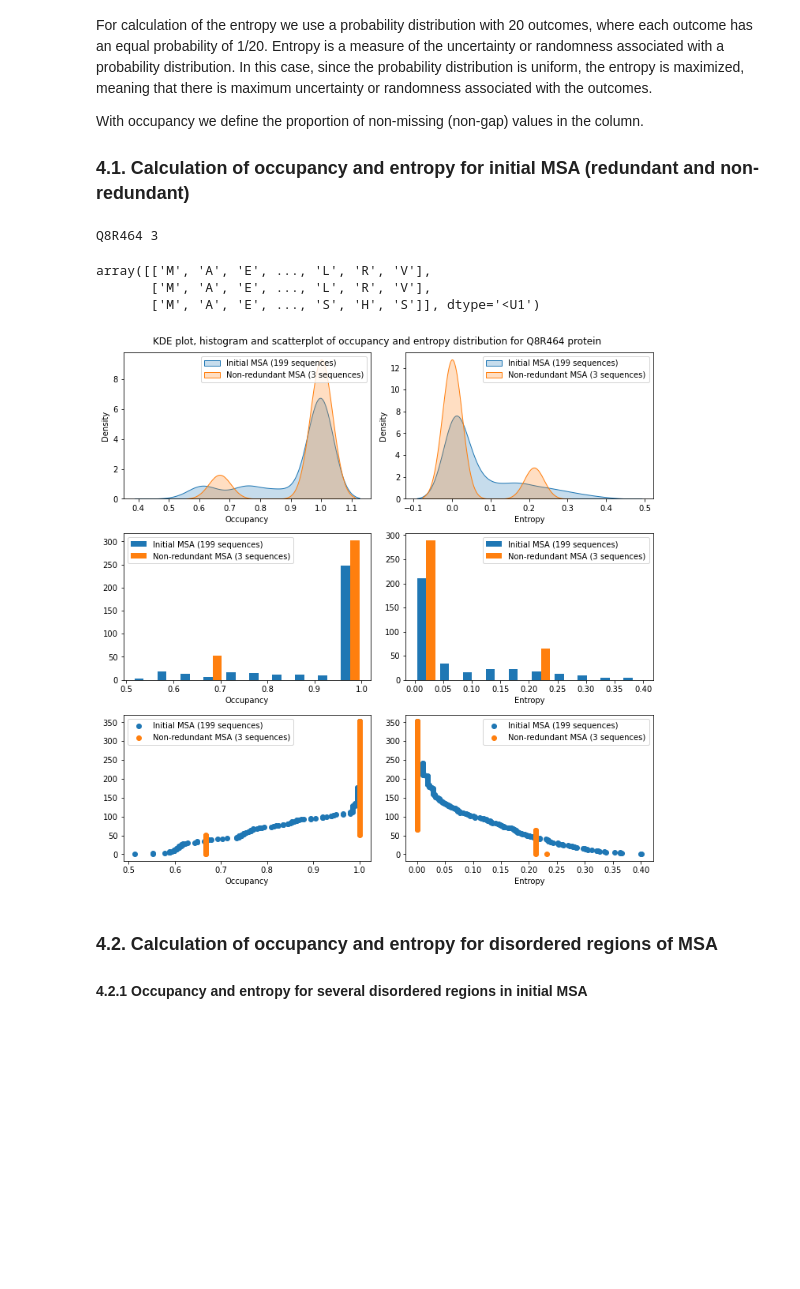
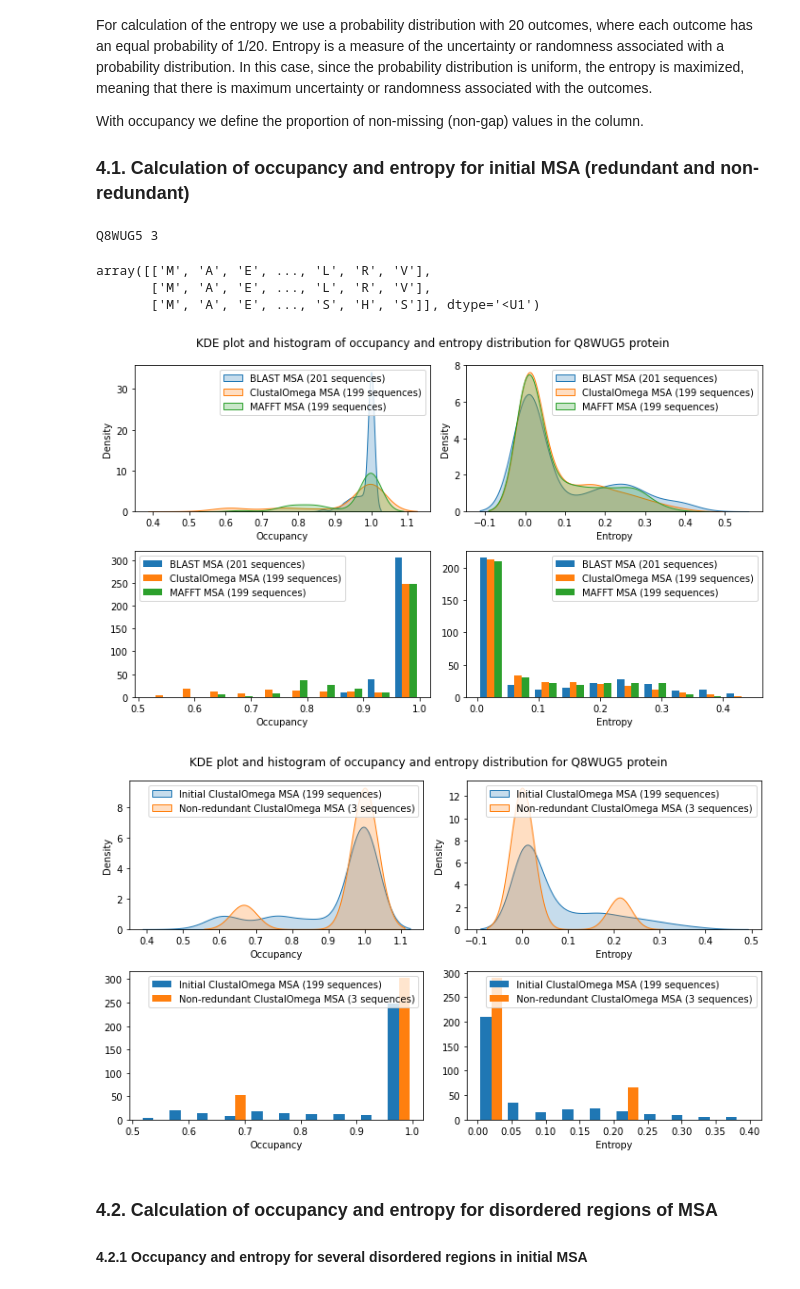
Before and after one commit to AlyaHarvelle/HMMER, a Jupyter notebook: msa_analysis.ipynb, the cells around one changed output. Drawn from its saved outputs; the diff is of its cells as text; code cells hidden in the pictures; blank space fills up the shorter version.

```diff
--- a/msa_analysis.ipynb
+++ b/msa_analysis.ipynb
@@ -185,52 +209,84 @@ blast_calc = stats_calculation(blast_seqs) # initial MSA BLAST
 clustal_calc = stats_calculation(clustal_seqs) # initial MSA ClustalOmega
 mafft_calc = stats_calculation(mafft_seqs) # initial MSA MAFFT
 # %%
-length_cl = len(clustal_seqs)
+length_blast = len(blast_seqs)
+length_clustal = len(clustal_seqs)
+length_mafft = len(mafft_seqs)
 length_nr = len(nr_seqs)
-print(id, length_nr, )
+print(id_split, length_nr, )
 nr_seqs
 # %% [output]
-Q8R464 3
+Q8WUG5 3
 array([['M', 'A', 'E', ..., 'L', 'R', 'V'],
        ['M', 'A', 'E', ..., 'L', 'R', 'V'],
        ['M', 'A', 'E', ..., 'S', 'H', 'S']], dtype='<U1')
+# %%
+# KDE plot of occupancy/entropy BLAST/ClustalOmega/MAFFT
+fig, ax = plt.subplots(2, 2, figsize=(10, 6))
+
+sns.kdeplot(blast_calc['occupancy'], shade = True, ax = ax[0,0])
+sns.kdeplot(clustal_calc['occupancy'], shade = True, ax = ax[0,0])
+sns.kdeplot(mafft_calc['occupancy'], shade = True, ax = ax[0,0])
+
+sns.kdeplot(blast_calc['entropy'], shade = True, ax = ax[0,1])
+sns.kdeplot(clustal_calc['entropy'], shade = True, ax = ax[0,1])
+sns.kdeplot(mafft_calc['entropy'], shade = True, ax = ax[0,1])
+
+# Histogram of occupancy/entropy redundant vs non-redundant
+ax[1,0].hist([blast_calc['occupancy'], clustal_calc['occupancy'], mafft_calc['occupancy']])
+ax[1,1].hist([blast_calc['entropy'], clustal_calc['entropy'], mafft_calc['entropy']])
+
+# Add x-axis labels to all subplots
+x_axis_labels = ['Occupancy', 'Entropy']
+for i in range(2):
+    for j in range(2):
+        ax[i, j].set_xlabel(x_axis_labels[j])
+
+# Add the common legend (assuming you have already done this)
+legend_labels = [f'BLAST MSA ({length_blast} sequences)',
+                 f'ClustalOmega MSA ({length_clustal} sequences)',
+                 f'MAFFT MSA ({length_mafft} sequences)']
+
+for ax in ax.flat:
+    ax.legend(legend_labels)
+
+plt.suptitle(f'KDE plot and histogram of occupancy and entropy distribution for {id_split} protein')
+plt.tight_layout()
+plt.show()
+# %% [output]
+[figure, added]
 # %%
-# KDE plot of occupancy/entropy redundant vs non-redundant
-fig, ax = plt.subplots(3, 2, figsize=(10, 10))
+# KDE plot of occupancy/entropy redundant vs non-redundant - ClustalOmega
+fig, ax = plt.subplots(2, 2, figsize=(10, 6))
 
 sns.kdeplot(clustal_calc['occupancy'], shade = True, ax = ax[0,0])
 sns.kdeplot(nr_calc['occupancy'], shade = True, ax = ax[0,0])
 
 sns.kdeplot(clustal_calc['entropy'], shade = True, ax = ax[0,1])
 sns.kdeplot(nr_calc['entropy'], shade = True, ax = ax[0,1])
 
 # Histogram of occupancy/entropy redundant vs non-redundant
 ax[1,0].hist([clustal_calc['occupancy'], nr_calc['occupancy']])
 ax[1,1].hist([clustal_calc['entropy'], nr_calc['entropy']])
 
-# Scatterplot of occupancy/entropy redundant vs non-redundant
-ax[2,0].scatter(np.sort(clustal_calc['occupancy']), clustal_calc['pos'])
-ax[2,0].scatter(np.sort(nr_calc['occupancy']), nr_calc['pos'])
-
-ax[2,1].scatter(np.sort(clustal_calc['entropy']), clustal_calc['pos'][::-1])
-ax[2,1].scatter(np.sort(nr_calc['entropy']), nr_calc['pos'][::-1])
-
 # Add x-axis labels to all subplots
 x_axis_labels = ['Occupancy', 'Entropy']
-for i in range(3):
+for i in range(2):
     for j in range(2):
         ax[i, j].set_xlabel(x_axis_labels[j])
 
 # Add the common legend (assuming you have already done this)
-legend_labels = [f'Initial MSA ({length_cl} sequences)', f'Non-redundant MSA ({length_nr} sequences)']
+legend_labels = [f'Initial ClustalOmega MSA ({length_clustal} sequences)',
+                 f'Non-redundant ClustalOmega MSA ({length_nr} sequences)']
+
 for ax in ax.flat:
     ax.legend(legend_labels)
 
-plt.suptitle(f'KDE plot, histogram and scatterplot of occupancy and entropy distribution for {id} protein')
+plt.suptitle(f'KDE plot and histogram of occupancy and entropy distribution for {id_split} protein')
 plt.tight_layout()
 plt.show()
 # %% [output]
-[figure, old version]
+[figure, new version]
 # %% [markdown]
 ### 4.2. Calculation of occupancy and entropy for disordered regions of MSA
 
```
Also changed, not shown: parts of 16 cells of this notebook, 3 other files.
